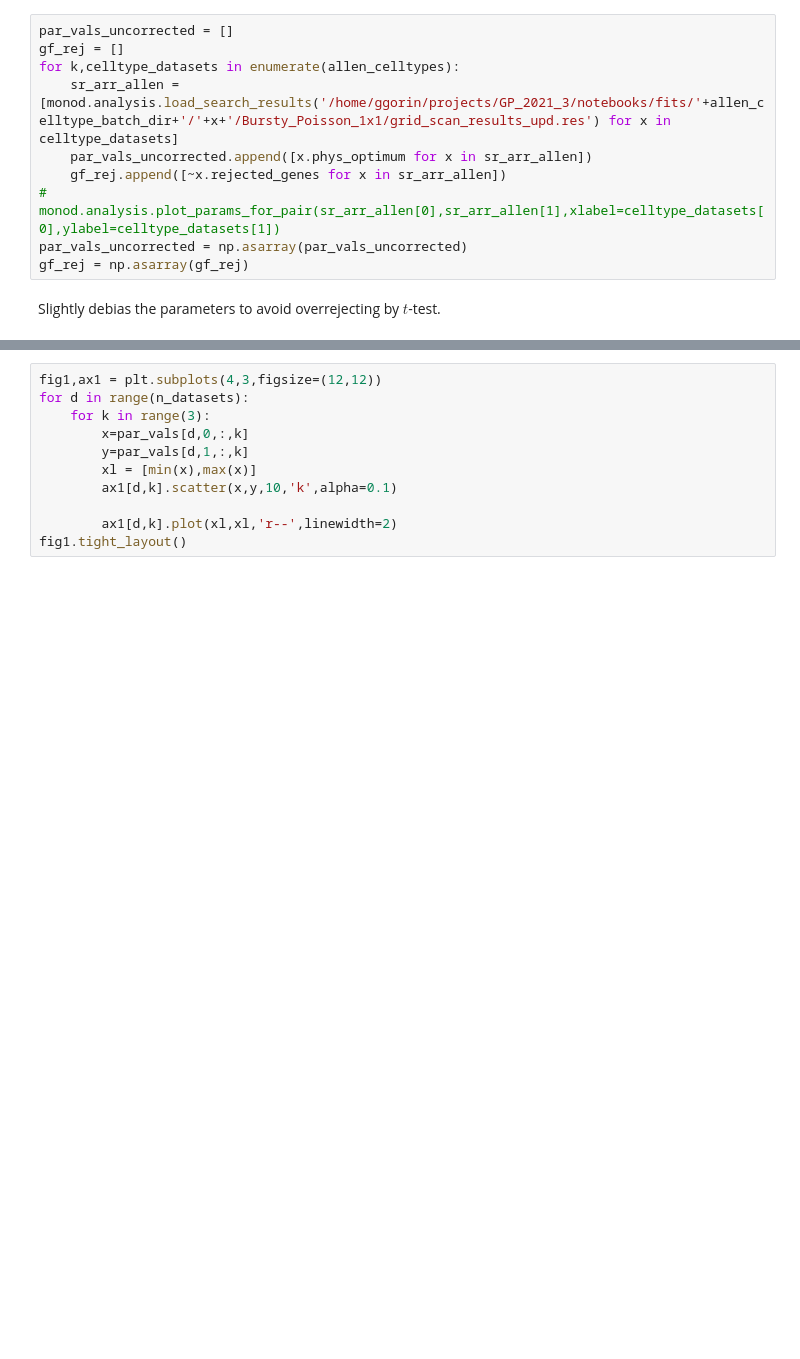
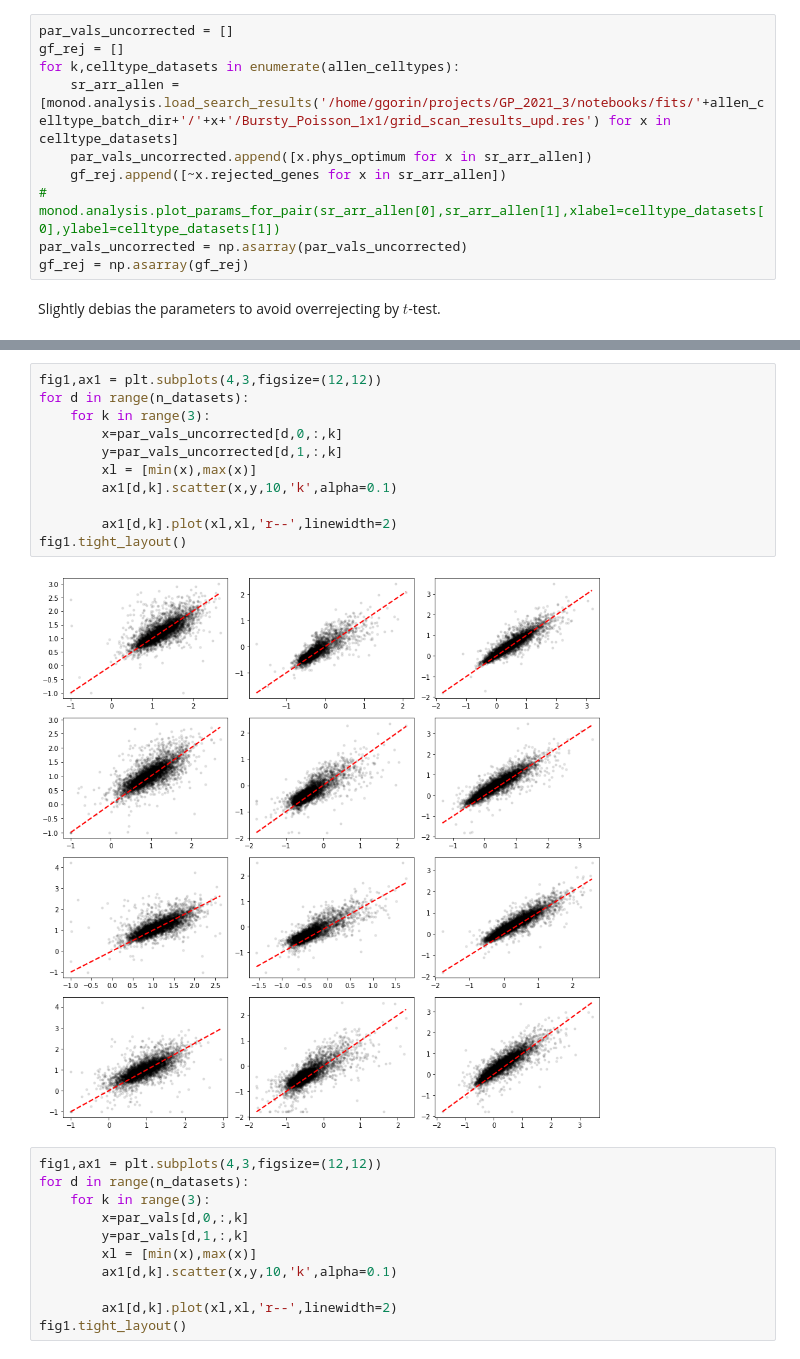
Before and after one commit to pachterlab/monod_examples, a Jupyter notebook: manuscript_computation/gg230328_diffexp.ipynb, the cells around one changed output, grey strips where cells are left out. Saved outputs shown, nothing was run; the diff lists cells and outputs as text; blank space fills up the shorter version.

```diff
--- a/manuscript_computation/gg230328_diffexp.ipynb
+++ b/manuscript_computation/gg230328_diffexp.ipynb
@@ -108,3 +122,16 @@ for k in range(3):
+# %%
+fig1,ax1 = plt.subplots(4,3,figsize=(12,12))
+for d in range(n_datasets):
+    for k in range(3):
+        x=par_vals_uncorrected[d,0,:,k]
+        y=par_vals_uncorrected[d,1,:,k]
+        xl = [min(x),max(x)]
+        ax1[d,k].scatter(x,y,10,'k',alpha=0.1)
+
+        ax1[d,k].plot(xl,xl,'r--',linewidth=2)
+fig1.tight_layout()
+# %% [output]
+[figure, added]
 # %%
 fig1,ax1 = plt.subplots(4,3,figsize=(12,12))
 for d in range(n_datasets):
```
Also changed, not shown: parts of 14 cells of this notebook, 4 other files.
